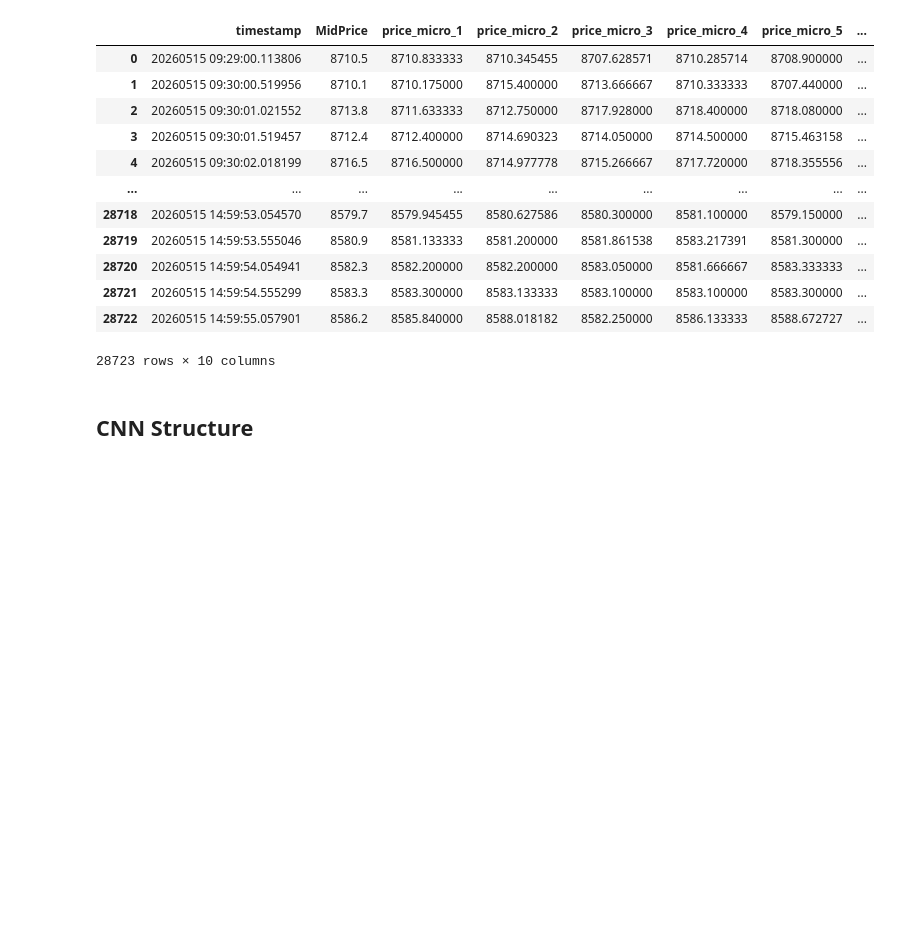
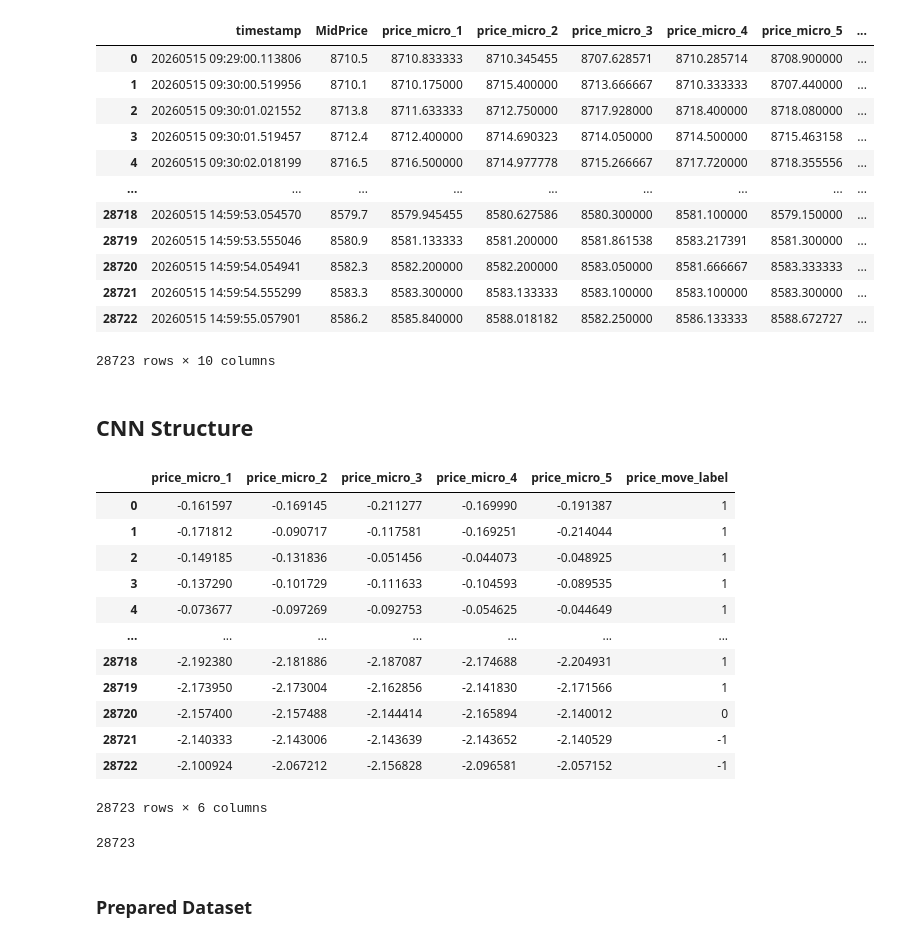
Before and after one commit to MatthewChang3721/DeepLOB, a Jupyter notebook: DeepLOB_demo.ipynb, the cells around one changed output. Saved outputs shown, nothing was run; the diff lists cells and outputs as text; code cells hidden in the pictures; blank space fills up the shorter version.

```diff
--- a/DeepLOB_demo.ipynb
+++ b/DeepLOB_demo.ipynb
@@ -138,0 +141,22 @@ import torch.nn.functional as F
+# %%
+data = pd.read_csv('Data/Normalized_data/normalized_0515.csv')
+data
+# %% [output]
+|  | price_micro_1 | price_micro_2 | price_micro_3 | price_micro_4 | price_micro_5 | price_move_label |
+| 0 | -0.161597 | -0.169145 | -0.211277 | -0.169990 | -0.191387 | 1 |
+| 1 | -0.171812 | -0.090717 | -0.117581 | -0.169251 | -0.214044 | 1 |
+| 2 | -0.149185 | -0.131836 | -0.051456 | -0.044073 | -0.048925 | 1 |
+| 3 | -0.137290 | -0.101729 | -0.111633 | -0.104593 | -0.089535 | 1 |
+| 4 | -0.073677 | -0.097269 | -0.092753 | -0.054625 | -0.044649 | 1 |
+| ... | ... | ... | ... | ... | ... | ... |
+| 28718 | -2.192380 | -2.181886 | -2.187087 | -2.174688 | -2.204931 | 1 |
+| 28719 | -2.173950 | -2.173004 | -2.162856 | -2.141830 | -2.171566 | 1 |
+| 28720 | -2.157400 | -2.157488 | -2.144414 | -2.165894 | -2.140012 | 0 |
+| 28721 | -2.140333 | -2.143006 | -2.143639 | -2.143652 | -2.140529 | -1 |
+| 28722 | -2.100924 | -2.067212 | -2.156828 | -2.096581 | -2.057152 | -1 |
+28723 rows × 6 columns
+# %%
+tc_data = torch.tensor(data.values, dtype=torch.float32)
+len(tc_data)
+# %% [output]
+28723
@@ -138,0 +183,2 @@ import torch.nn.functional as F
+# %% [markdown]
+### Prepared Dataset
```
Also changed, not shown: parts of 6 cells of this notebook, 1 other file.
